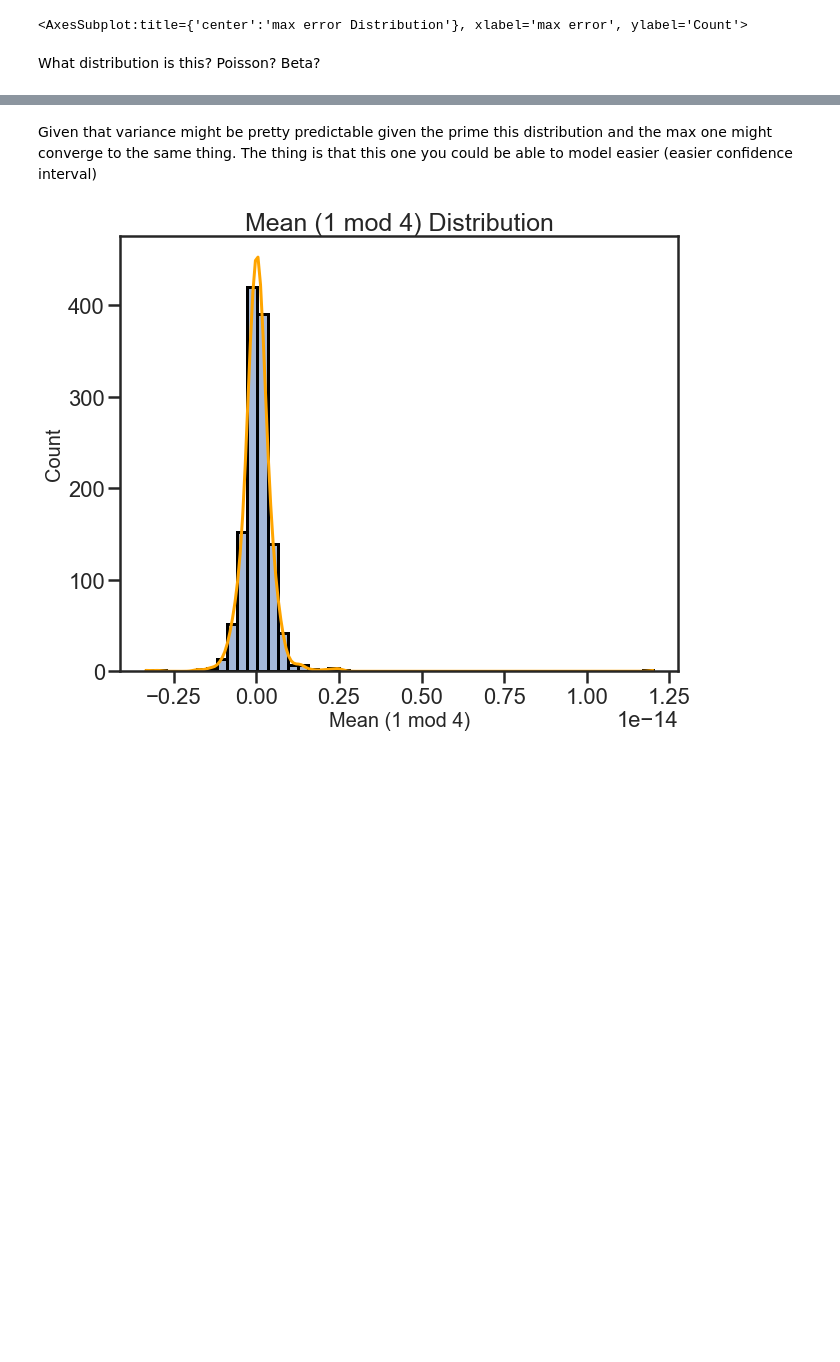
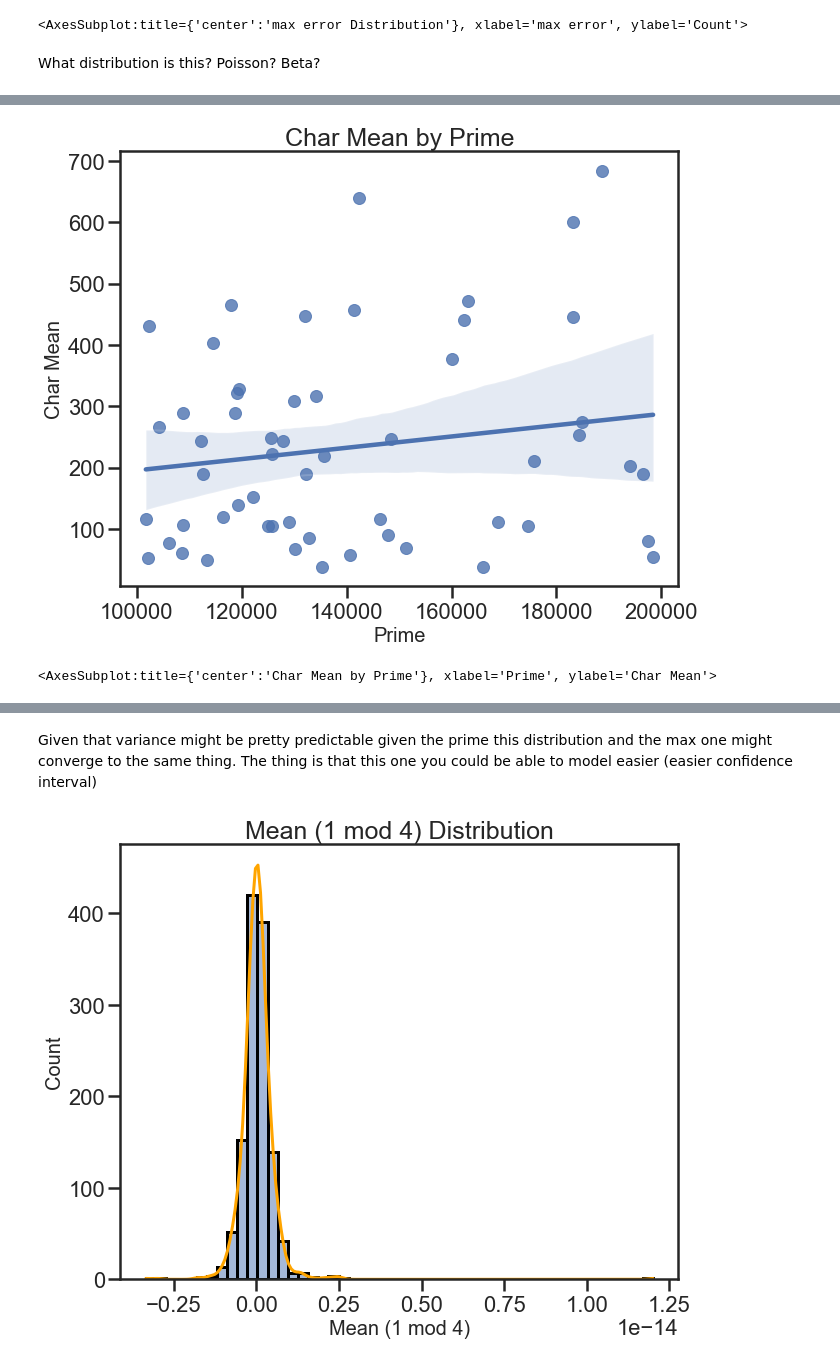
Before and after one commit to jcheigh/Thesis, a Jupyter notebook: src/analysis/data_analysis/error_stats_analysis.ipynb, the cells around one changed output, grey strips where cells are left out. Cells and saved outputs as stored; diff of their text form; code cells hidden in the pictures; blank space fills up the shorter version.

```diff
--- a/src/analysis/data_analysis/error_stats_analysis.ipynb
+++ b/src/analysis/data_analysis/error_stats_analysis.ipynb
@@ -431,0 +453,5 @@ histplot(df3["mean"], bins=50, xlabel="Mean (3 mod 4)")
+# %%
+scatter(primes, char_means, xlabel="Prime", ylabel="Char Mean")
+# %% [output]
+[figure, added]
+<AxesSubplot:title={'center':'Char Mean by Prime'}, xlabel='Prime', ylabel='Char Mean'>
```
Also changed, not shown: parts of 12 cells of this notebook, 4 other files.
